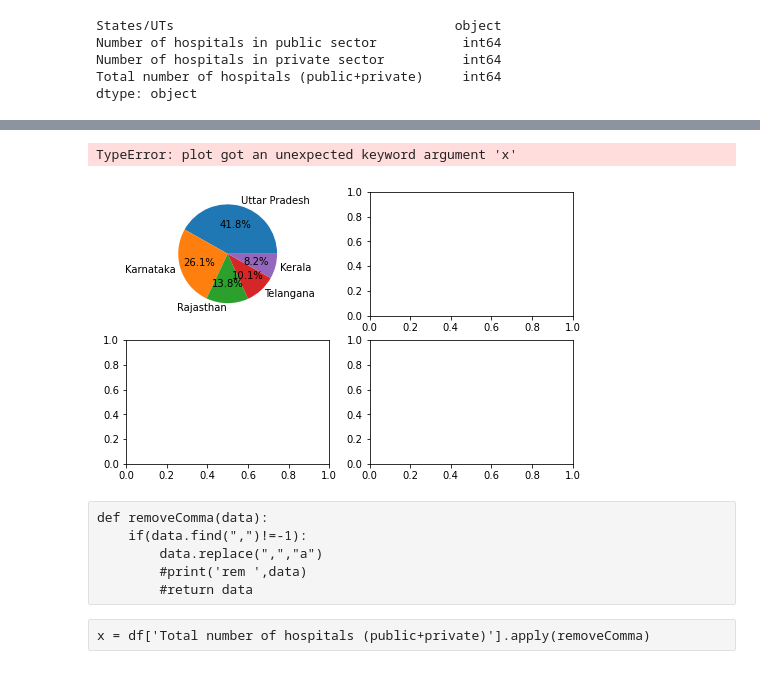
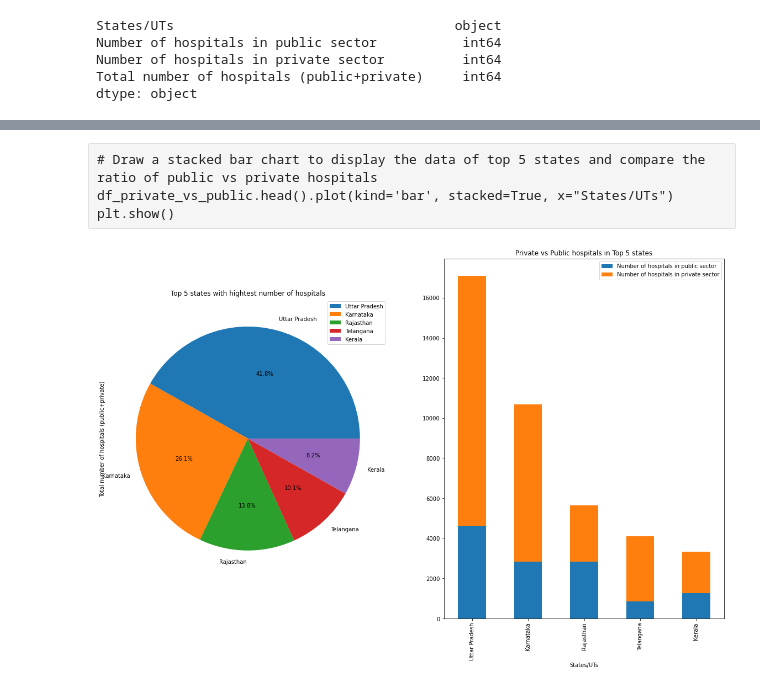
Before and after one commit to srikanthbhadragiri/datascience, a Jupyter notebook: notebooks/Hospitals-States-Public-Private-Count.ipynb, the cells around one changed output, grey strips where cells are left out. Cells and saved outputs as stored; diff of their text form; code cells hidden in the pictures.

```diff
--- a/notebooks/Hospitals-States-Public-Private-Count.ipynb
+++ b/notebooks/Hospitals-States-Public-Private-Count.ipynb
@@ -266,17 +164,28 @@ plt.show()
-# %%
-fig, ax = plt.subplots(2,2) # 2 Row, 2 Columns
-# can't we mention subplots with 1 row and 2 columns?
-ax[0,0].pie(sorted_df['Total number of hospitals (public+private)'].head(),labels=stateNames, autopct="%1.1f%%")
-ax[0,1].plot(kind='barh', stacked=True, x="States/UTs")
-plt.show()
-# %% [output]
-TypeError: plot got an unexpected keyword argument 'x'
-[figure, removed]
-# %% [raw]
-def removeComma(data):
-    if(data.find(",")!=-1):
-        data.replace(",","a")
-        #print('rem ',data)
-        #return data
-# %% [raw]
-x = df['Total number of hospitals (public+private)'].apply(removeComma)
+# %% [raw]
+# Draw a stacked bar chart to display the data of top 5 states and compare the ratio of public vs private hospitals
+df_private_vs_public.head().plot(kind='bar', stacked=True, x="States/UTs")
+plt.show()
+# %%
+rcParams['figure.figsize'] = 20,12
+figure, axes = plt.subplots(1,2)
+
+stateNames = sorted_df['States/UTs'].head()
+
+# Plot a pie chart in first subplot
+# Display Top 5 states with hightest number of hospitals
+sorted_df.head().plot.pie(y='Total number of hospitals (public+private)',
+                          labels=stateNames,
+                          autopct="%1.1f%%",
+                          ax=axes[0],
+                          title="Top 5 states with hightest number of hospitals")
+
+# Plot a stacked bar chart in second subplot
+# Display the data of top 5 states and compare the count of public vs private hospitals
+df_private_vs_public.head().plot(kind='bar',
+                                 stacked=True,
+                                 x="States/UTs",
+                                 ax=axes[1], title="Private vs Public hospitals in Top 5 states")
+
+plt.show()
+# %% [output]
+[figure, added]
```
Also changed, not shown: parts of 15 cells of this notebook, 1 other file.
